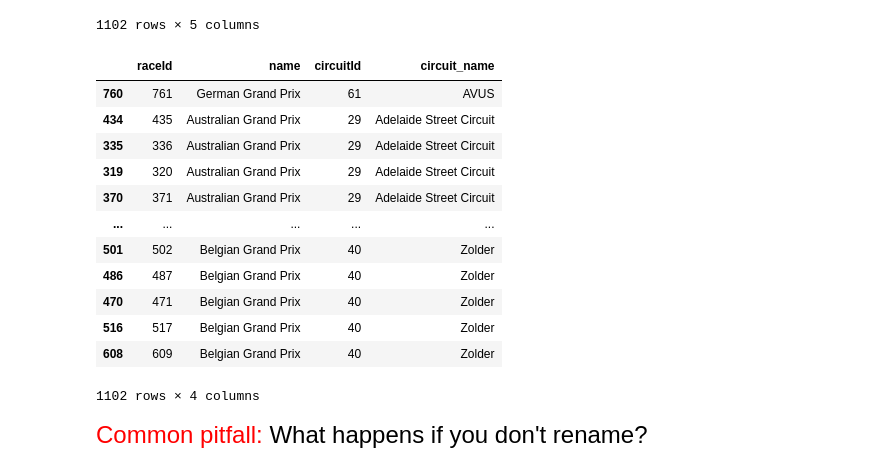
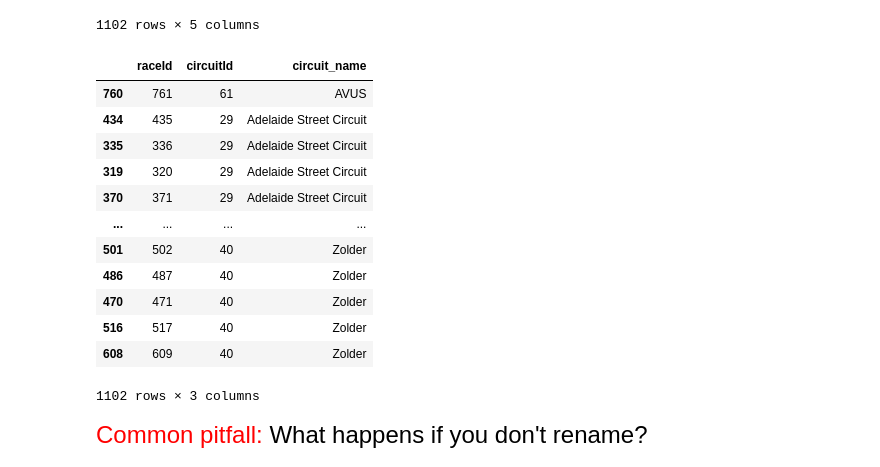
Before and after one commit to alejandrosanchezbecerra/qtm151spring2024, a Jupyter notebook: lecture_15/lecture_15.ipynb, the cells around one changed output. Drawn from its saved outputs; the diff is of its cells as text; code cells hidden in the pictures.

```diff
--- a/lecture_15/lecture_15.ipynb
+++ b/lecture_15/lecture_15.ipynb
@@ -291,21 +299,21 @@ races_merge
 | 1101 | 1120 | 2023 | 24 | Yas Marina Circuit | Abu Dhabi |
 1102 rows × 5 columns
 # %%
-races_merge[["raceId", 'name', "circuitId","circuit_name"]].sort_values(by = "circuit_name")
+races_merge[["raceId",  "circuitId","circuit_name"]].sort_values(by = "circuit_name")
 # %% [output]
-|  | raceId | name | circuitId | circuit_name |
-| 760 | 761 | German Grand Prix | 61 | AVUS |
-| 434 | 435 | Australian Grand Prix | 29 | Adelaide Street Circuit |
-| 335 | 336 | Australian Grand Prix | 29 | Adelaide Street Circuit |
-| 319 | 320 | Australian Grand Prix | 29 | Adelaide Street Circuit |
-| 370 | 371 | Australian Grand Prix | 29 | Adelaide Street Circuit |
-| ... | ... | ... | ... | ... |
-| 501 | 502 | Belgian Grand Prix | 40 | Zolder |
-| 486 | 487 | Belgian Grand Prix | 40 | Zolder |
-| 470 | 471 | Belgian Grand Prix | 40 | Zolder |
-| 516 | 517 | Belgian Grand Prix | 40 | Zolder |
-| 608 | 609 | Belgian Grand Prix | 40 | Zolder |
+|  | raceId | circuitId | circuit_name |
+| 760 | 761 | 61 | AVUS |
+| 434 | 435 | 29 | Adelaide Street Circuit |
+| 335 | 336 | 29 | Adelaide Street Circuit |
+| 319 | 320 | 29 | Adelaide Street Circuit |
+| 370 | 371 | 29 | Adelaide Street Circuit |
+| ... | ... | ... | ... |
+| 501 | 502 | 40 | Zolder |
+| 486 | 487 | 40 | Zolder |
+| 470 | 471 | 40 | Zolder |
+| 516 | 517 | 40 | Zolder |
+| 608 | 609 | 40 | Zolder |
-1102 rows × 4 columns
+1102 rows × 3 columns
 # %%
 # Another example of merging
 
```
Also changed, not shown: parts of 5 cells of this notebook, 10 other files.
